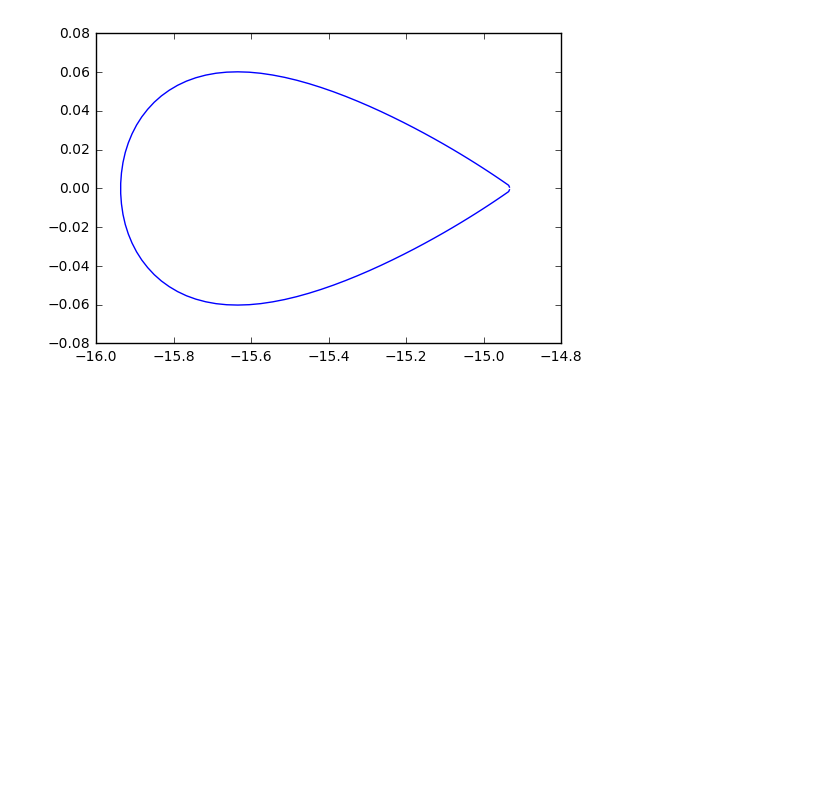
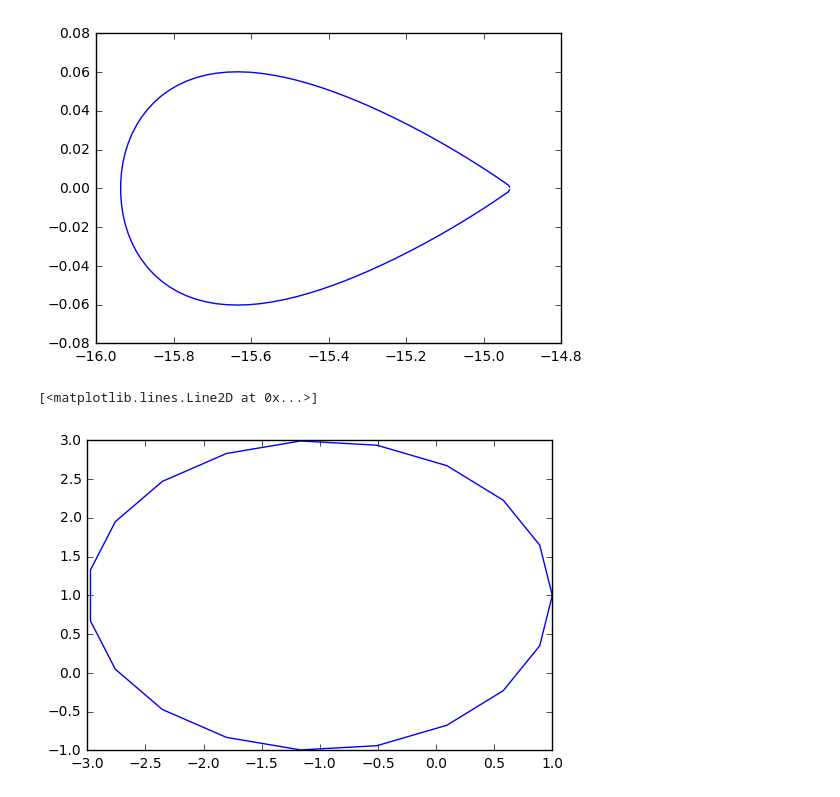
Before and after one commit to iamisrapel/MAE6226, a Jupyter notebook: Untitled.ipynb, the cells around one changed output. Cells and saved outputs as stored; diff of their text form; code cells hidden in the pictures; blank space fills up the shorter version.

```diff
--- a/Untitled.ipynb
+++ b/Untitled.ipynb
@@ -24,3 +23,13 @@ pyplot.plot(x_z,y_z)
 # %% [output]
 [<matplotlib.lines.Line2D at 0x...>]
 [figure]
+# %%
+x=-1+2*numpy.cos(numpy.linspace(0,2*numpy.pi,20))
+y=1+2*numpy.sin(numpy.linspace(0,2*numpy.pi,20))
+# %%
+z=x+1j*y
+# %%
+pyplot.plot(z.real,z.imag)
+# %% [output]
+[<matplotlib.lines.Line2D at 0x...>]
+[figure, added]
```
Also changed, not shown: parts of 3 cells of this notebook.
